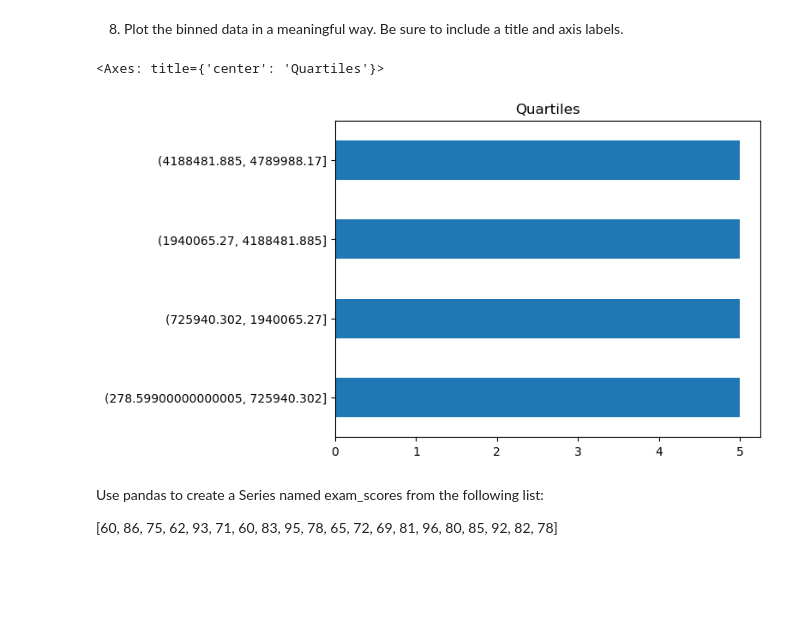
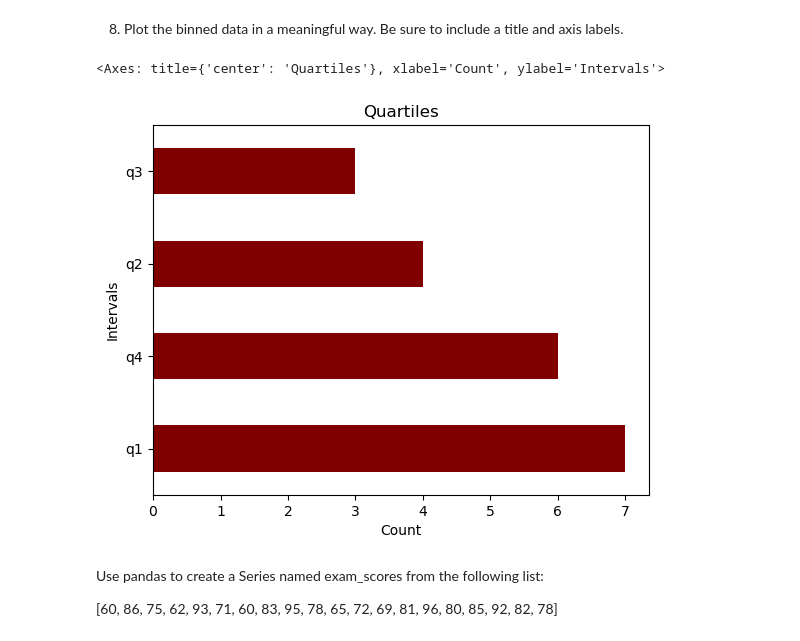
Before and after one commit to TheodoreQuansah/numpy-pandas-visualization-exercises, a Jupyter notebook: pandas_series.ipynb, the cells around one changed output. Saved outputs shown, nothing was run; the diff lists cells and outputs as text; code cells hidden in the pictures; blank space fills up the shorter version.

```diff
--- a/pandas_series.ipynb
+++ b/pandas_series.ipynb
@@ -495,0 +467,9 @@ Categories (4, interval[float64, right]): [(278.59900000000005, 725940.302] < (7
+# %%
+sec_val = third_val - (q_num.max() / 4)
+# %%
+third_val = q_num.max() - (q_num.max() / 4)
+# %%
+fourth_val = q_num.max()
+# %%
+bin = pd.cut(q_num, [0, first_val, sec_val, third_val, fourth_val], labels=['q1', 'q2', 'q3', 'q4'])
+bin
@@ -496,10 +494,10 @@ Categories (4, interval[float64, right]): [(278.59900000000005, 725940.302] < (7
 # %% [markdown]
 8) Plot the binned data in a meaningful way. Be sure to include a title and axis labels.
 # %%
-bin.value_counts().plot.barh(title = 'Quartiles')
+bin.value_counts().plot.barh(title = 'Quartiles', color = 'maroon', xlabel = 'Count', ylabel = 'Intervals')
 # %% [output]
-<Axes: title={'center': 'Quartiles'}>
+<Axes: title={'center': 'Quartiles'}, xlabel='Count', ylabel='Intervals'>
-[figure, old version]
+[figure, new version]
 # %% [markdown]
 Use pandas to create a Series named exam_scores from the following list:
 
```
Also changed, not shown: parts of 23 cells of this notebook.
